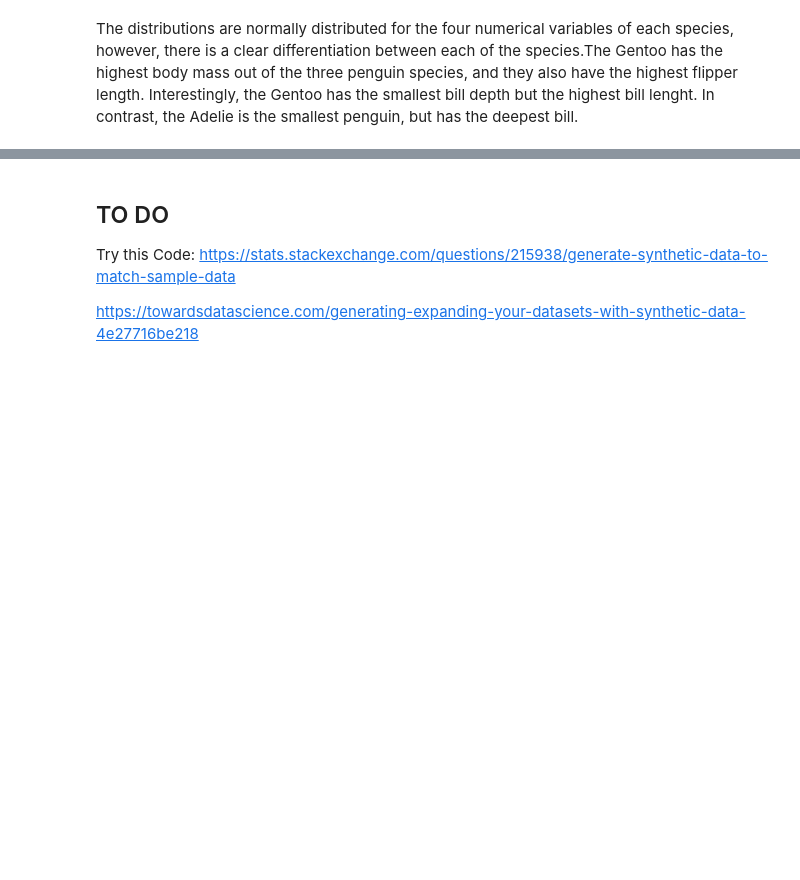
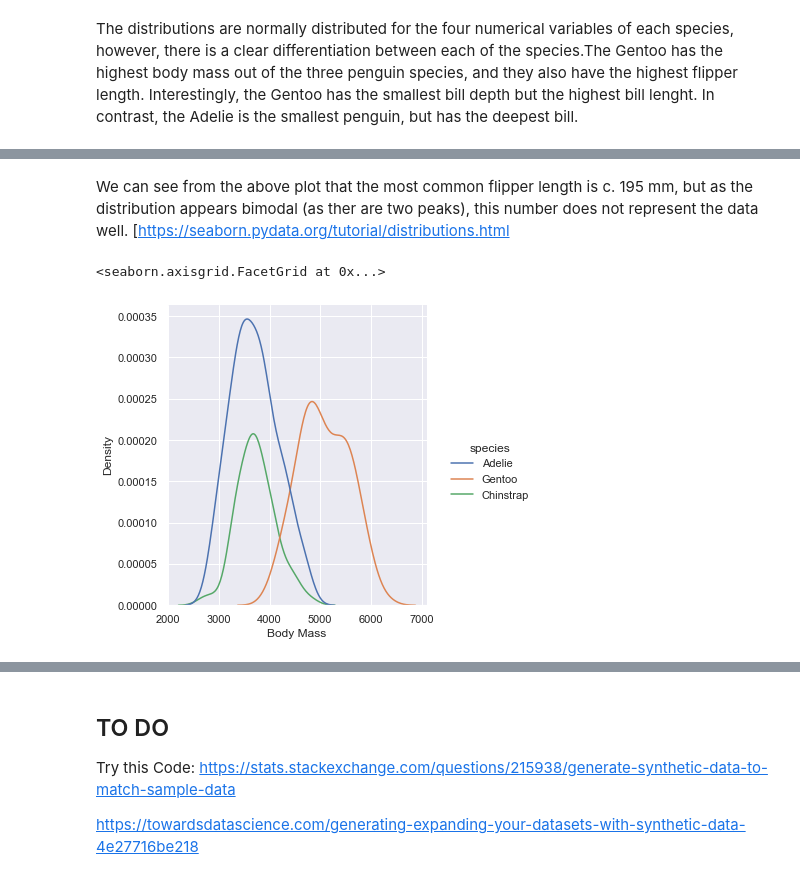
Before and after one commit to jbrad88/pda-project, a Jupyter notebook: pda-project.ipynb, the cells around one changed output, grey strips where cells are left out. Saved outputs shown, nothing was run; the diff lists cells and outputs as text; code cells hidden in the pictures; blank space fills up the shorter version.

```diff
--- a/pda-project.ipynb
+++ b/pda-project.ipynb
@@ -138,0 +109,8 @@ knn.fit(inputs_train, outputs_train)
+# %% [markdown]
+We can see from the above plot that the most common flipper length is c. 195 mm, but as the distribution appears bimodal (as ther are two peaks), this number does not represent the data well. [https://seaborn.pydata.org/tutorial/distributions.html
+# %%
+bm = sns.displot(df, x="body_mass", hue="species", kind = "kde")
+bm.set(xlabel = "Body Mass")
+# %% [output]
+<seaborn.axisgrid.FacetGrid at 0x...>
+[figure, added]
```
Also changed, not shown: parts of 29 cells of this notebook, 2 other files.
